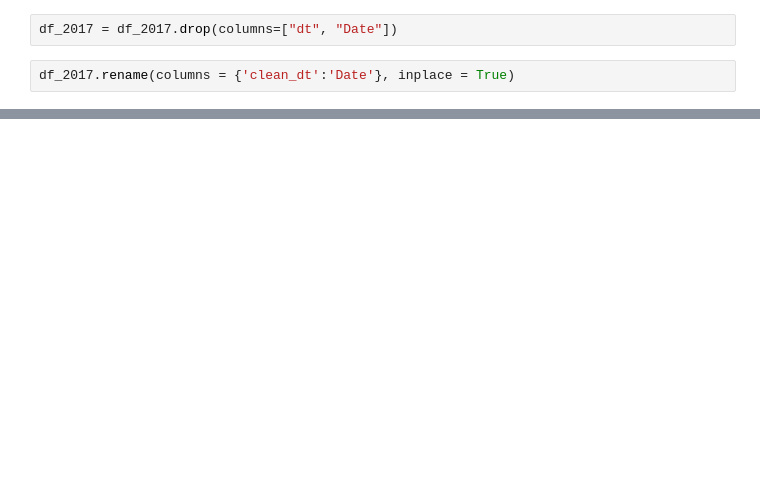
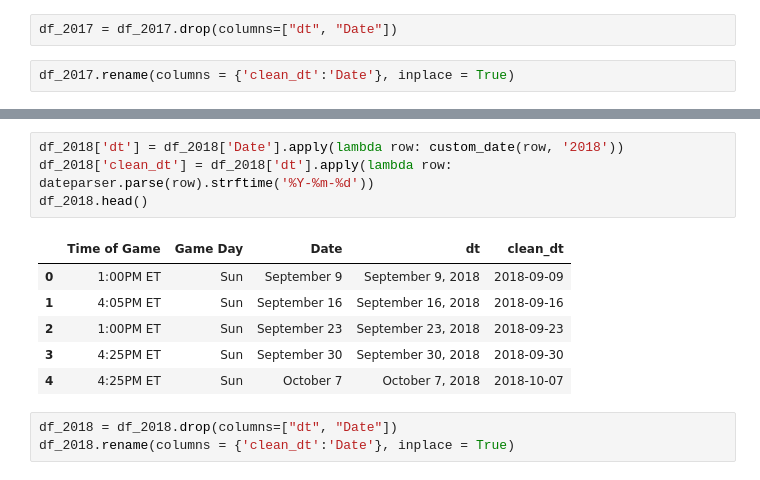
Before and after one commit to sheldon217/Project_2, a Jupyter notebook: Project_Rich.ipynb, the cells around one changed output, grey strips where cells are left out. Drawn from its saved outputs; the diff is of its cells as text; blank space fills up the shorter version.

```diff
--- a/Project_Rich.ipynb
+++ b/Project_Rich.ipynb
@@ -311,3 +318,17 @@ df_2017
 | 14 | 4:25PM ET | Sun | 2017-12-17 |
 | 15 | 4:05PM ET | Sun | 2017-12-24 |
 | 16 | 4:25PM ET | Sun | 2017-12-31 |
+# %%
+df_2018['dt'] = df_2018['Date'].apply(lambda row: custom_date(row, '2018'))
+df_2018['clean_dt'] = df_2018['dt'].apply(lambda row: dateparser.parse(row).strftime('%Y-%m-%d'))
+df_2018.head()
+# %% [output]
+|  | Time of Game | Game Day | Date | dt | clean_dt |
+| 0 | 1:00PM ET | Sun | September 9 | September 9, 2018 | 2018-09-09 |
+| 1 | 4:05PM ET | Sun | September 16 | September 16, 2018 | 2018-09-16 |
+| 2 | 1:00PM ET | Sun | September 23 | September 23, 2018 | 2018-09-23 |
+| 3 | 4:25PM ET | Sun | September 30 | September 30, 2018 | 2018-09-30 |
+| 4 | 4:25PM ET | Sun | October 7 | October 7, 2018 | 2018-10-07 |
+# %%
+df_2018 = df_2018.drop(columns=["dt", "Date"])
+df_2018.rename(columns = {'clean_dt':'Date'}, inplace = True)
```
Also changed, not shown: parts of 25 cells of this notebook.
